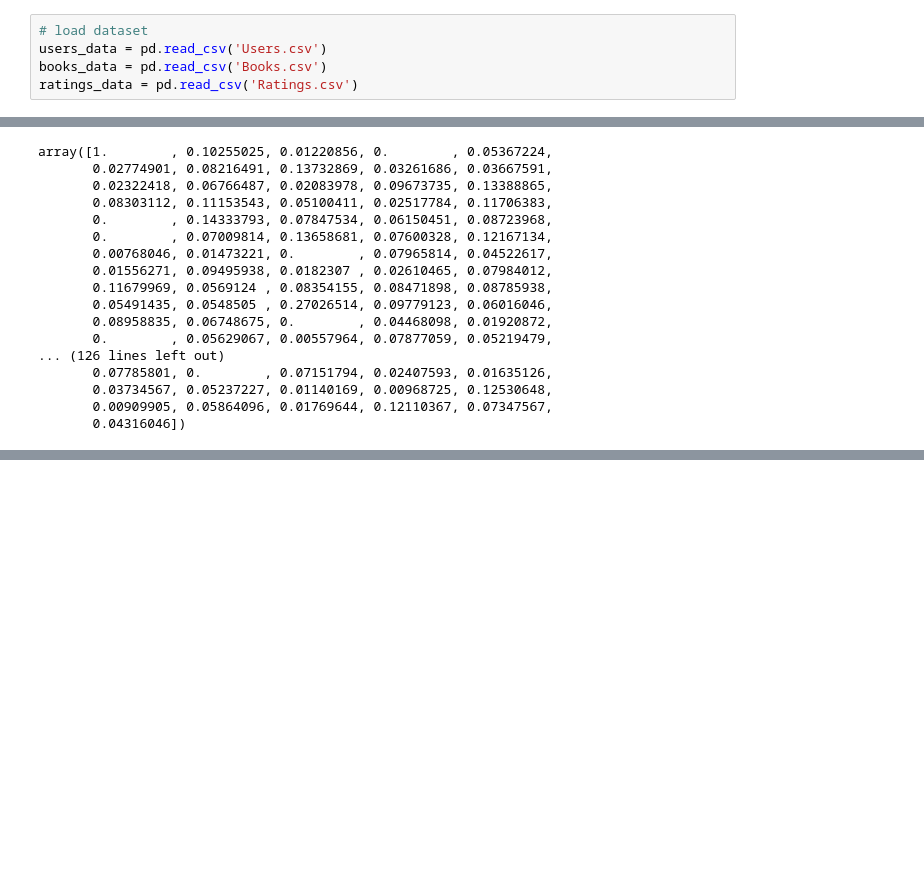
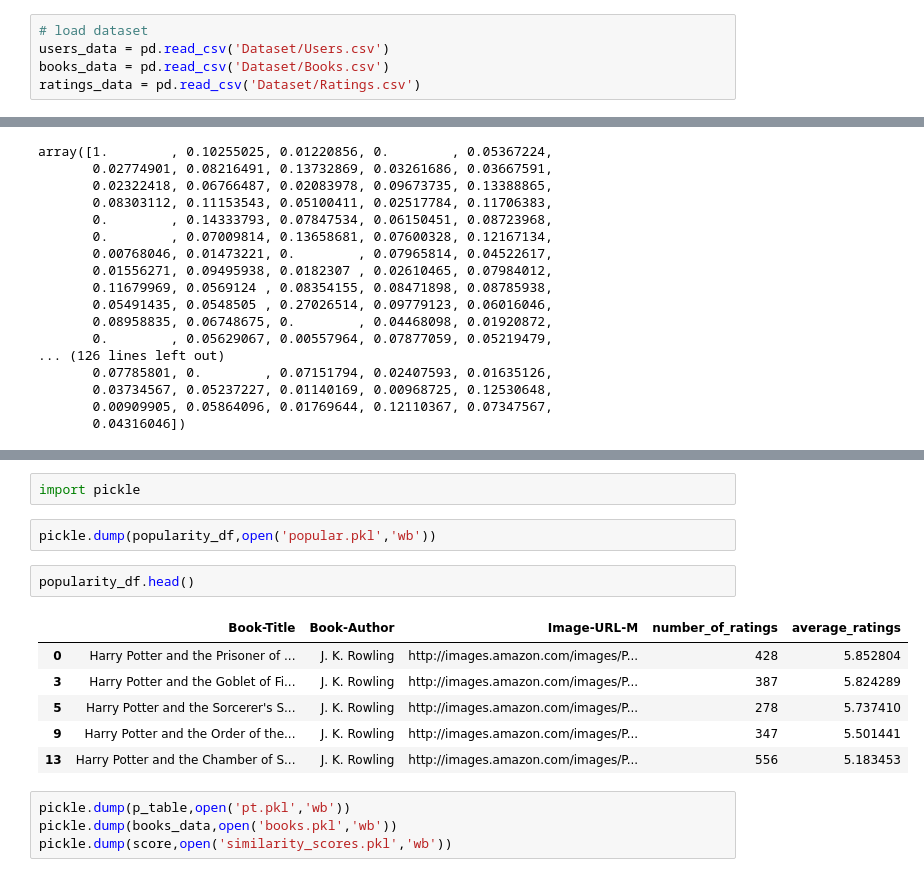
Before and after one commit to sanchitkhurana/DataChallengeProject-Git, a Jupyter notebook: Book Recommender System.ipynb, the cells around one changed output, grey strips where cells are left out. Saved outputs shown, nothing was run; the diff lists cells and outputs as text; blank space fills up the shorter version.

```diff
--- a/Book Recommender System.ipynb
+++ b/Book Recommender System.ipynb
@@ -10,9 +10,9 @@ import matplotlib.pyplot as plt
 import seaborn as sns
 # %%
 # load dataset
-users_data = pd.read_csv('Users.csv')
-books_data = pd.read_csv('Books.csv')
-ratings_data = pd.read_csv('Ratings.csv')
+users_data = pd.read_csv('Dataset/Users.csv')
+books_data = pd.read_csv('Dataset/Books.csv')
+ratings_data = pd.read_csv('Dataset/Ratings.csv')
 # %%
 # checking dimentions of the datasets
 users_data.shape,books_data.shape,  ratings_data.shape
@@ -602,0 +625,17 @@ The Red Tent (Bestselling Backlist)
+# %%
+import pickle
+# %%
+pickle.dump(popularity_df,open('popular.pkl','wb'))
+# %%
+popularity_df.head()
+# %% [output]
+|  | Book-Title | Book-Author | Image-URL-M | number_of_ratings | average_ratings |
+| 0 | Harry Potter and the Prisoner of ... | J. K. Rowling | http://images.amazon.com/images/P... | 428 | 5.852804 |
+| 3 | Harry Potter and the Goblet of Fi... | J. K. Rowling | http://images.amazon.com/images/P... | 387 | 5.824289 |
+| 5 | Harry Potter and the Sorcerer's S... | J. K. Rowling | http://images.amazon.com/images/P... | 278 | 5.737410 |
+| 9 | Harry Potter and the Order of the... | J. K. Rowling | http://images.amazon.com/images/P... | 347 | 5.501441 |
+| 13 | Harry Potter and the Chamber of S... | J. K. Rowling | http://images.amazon.com/images/P... | 556 | 5.183453 |
+# %%
+pickle.dump(p_table,open('pt.pkl','wb'))
+pickle.dump(books_data,open('books.pkl','wb'))
+pickle.dump(score,open('similarity_scores.pkl','wb'))
```
Also changed, not shown: parts of 5 cells of this notebook, 12 other files.
